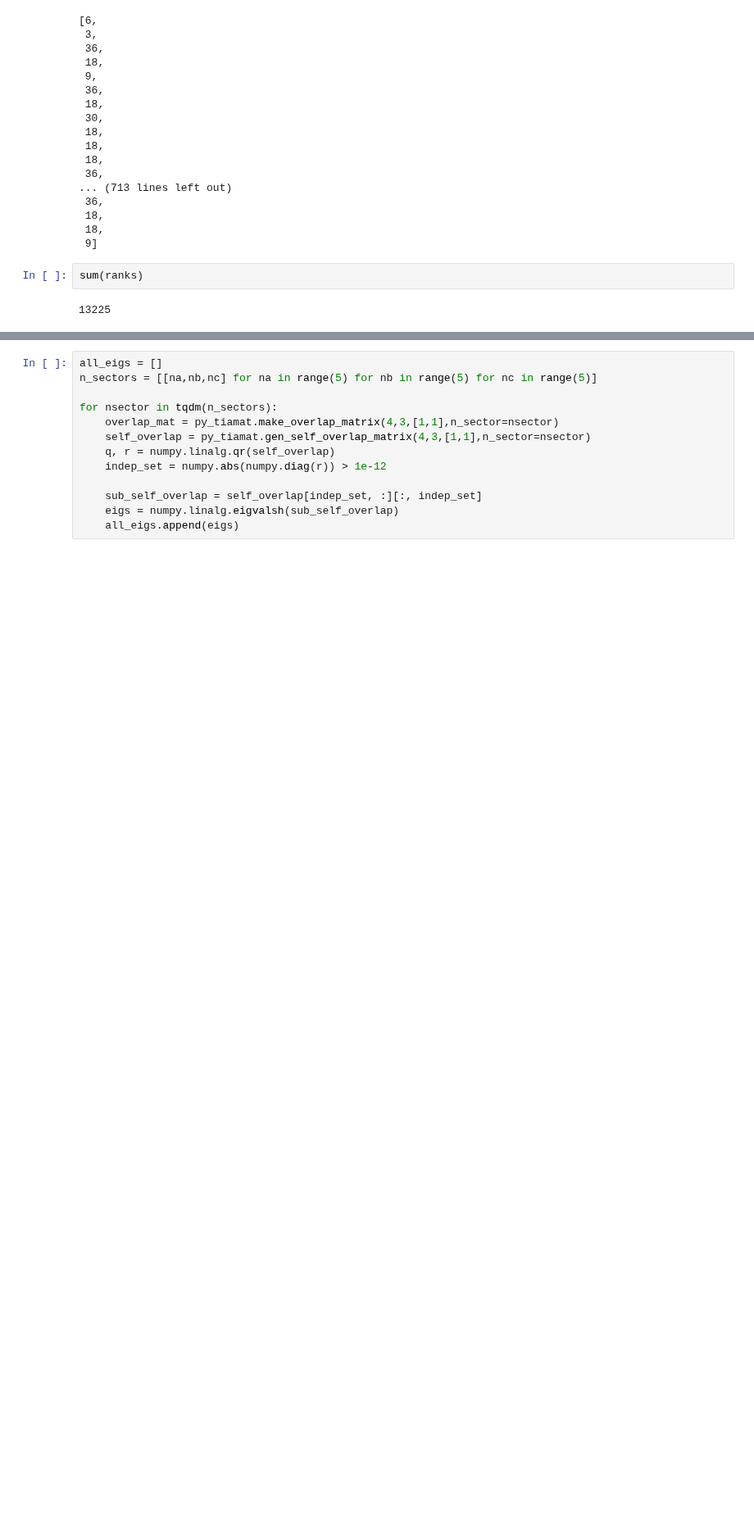
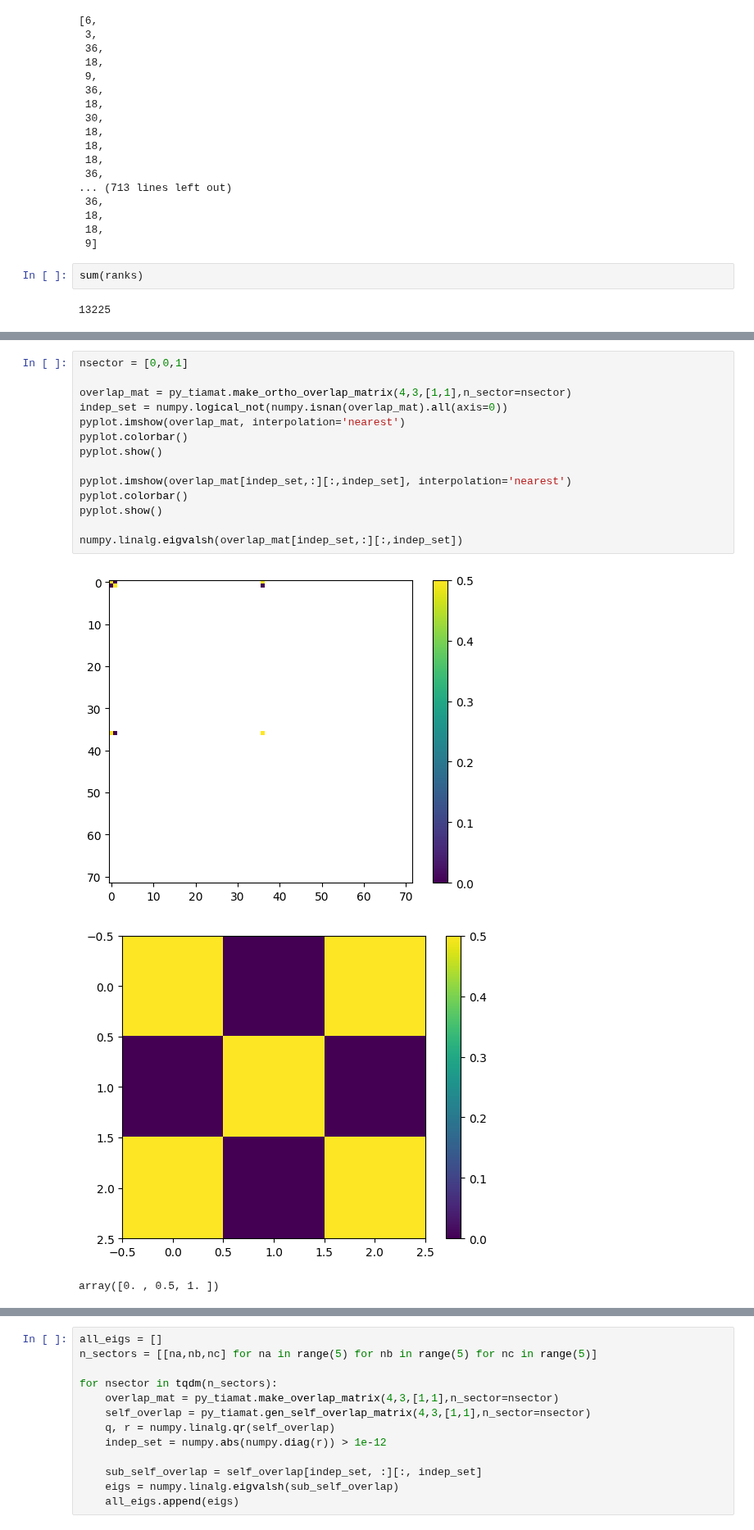
Before and after one commit to Renmusxd/TransferMat, a Jupyter notebook: Test.ipynb, the cells around one changed output, grey strips where cells are left out. Shown at 82% size. Cells and saved outputs as stored; diff of their text form; blank space fills up the shorter version.

Commit message:
Overlap mat analysis

```diff
--- a/Test.ipynb
+++ b/Test.ipynb
@@ -275,0 +243,18 @@ array([-1.37150541e+00, -1.37150541e+00, -1.37150541e+00, -1.50499390e-15,
+# %%
+nsector = [0,0,1]
+
+overlap_mat = py_tiamat.make_ortho_overlap_matrix(4,3,[1,1],n_sector=nsector)
+indep_set = numpy.logical_not(numpy.isnan(overlap_mat).all(axis=0))
+pyplot.imshow(overlap_mat, interpolation='nearest')
+pyplot.colorbar()
+pyplot.show()
+
+pyplot.imshow(overlap_mat[indep_set,:][:,indep_set], interpolation='nearest')
+pyplot.colorbar()
+pyplot.show()
+
+numpy.linalg.eigvalsh(overlap_mat[indep_set,:][:,indep_set])
+# %% [output]
+[figure, added]
+[figure, added]
+array([0. , 0.5, 1. ])
```
Also changed, not shown: parts of 8 cells of this notebook.
